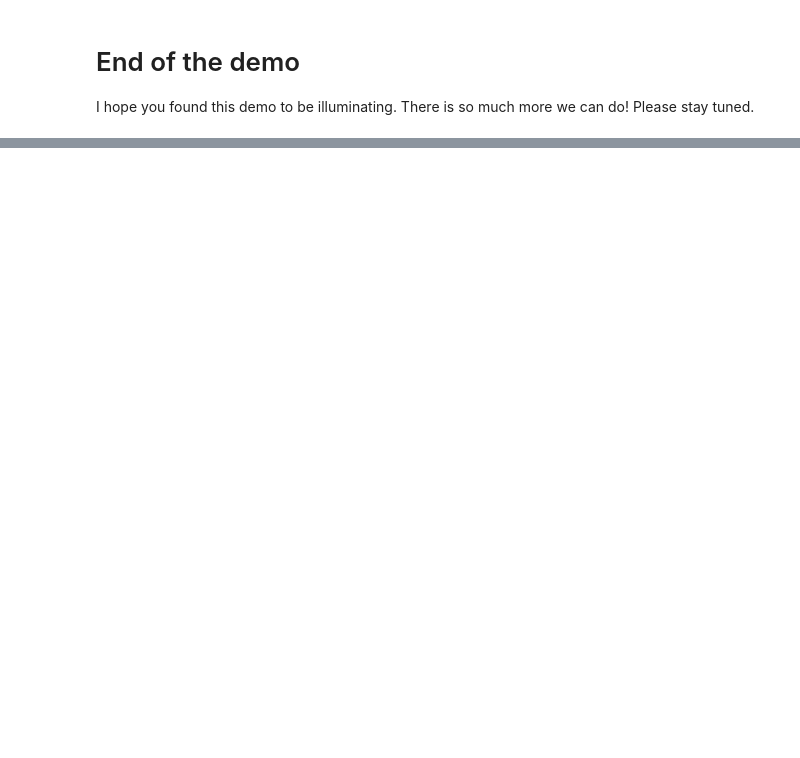
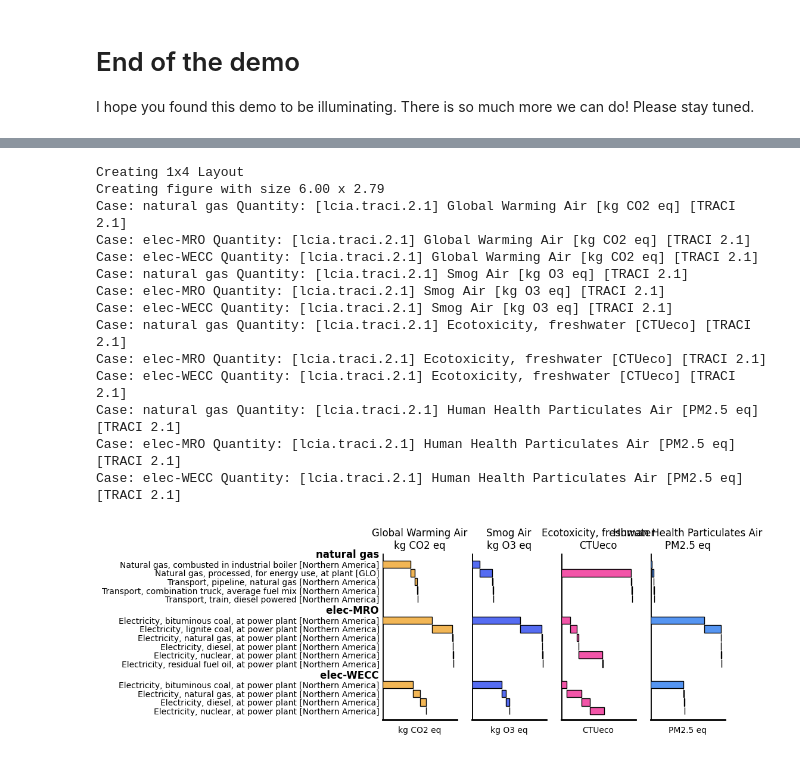
Before and after one commit to AntelopeLCA/user, a Jupyter notebook: demos/ISSST Hot Shower.ipynb, the cells around one changed output, grey strips where cells are left out. Cells and saved outputs as stored; diff of their text form; code cells hidden in the pictures; blank space fills up the shorter version.

```diff
--- a/demos/ISSST Hot Shower.ipynb
+++ b/demos/ISSST Hot Shower.ipynb
@@ -801,0 +1115,19 @@ shower.fragment_lcia(gwp, scenario=('electric', 'WECC')).show_components()
+# %%
+runner.set_descend(descend_all=True)
+w = WaterfallChart(*(runner.result(case, q) for case in runner.scenarios for q in runner.quantities), filename='none', data_free=True)
+# %% [output]
+Creating 1x4 Layout
+Creating figure with size 6.00 x 2.79
+Case: natural gas Quantity: [lcia.traci.2.1] Global Warming Air [kg CO2 eq] [TRACI 2.1]
+Case: elec-MRO Quantity: [lcia.traci.2.1] Global Warming Air [kg CO2 eq] [TRACI 2.1]
+Case: elec-WECC Quantity: [lcia.traci.2.1] Global Warming Air [kg CO2 eq] [TRACI 2.1]
+Case: natural gas Quantity: [lcia.traci.2.1] Smog Air [kg O3 eq] [TRACI 2.1]
+Case: elec-MRO Quantity: [lcia.traci.2.1] Smog Air [kg O3 eq] [TRACI 2.1]
+Case: elec-WECC Quantity: [lcia.traci.2.1] Smog Air [kg O3 eq] [TRACI 2.1]
+Case: natural gas Quantity: [lcia.traci.2.1] Ecotoxicity, freshwater [CTUeco] [TRACI 2.1]
+Case: elec-MRO Quantity: [lcia.traci.2.1] Ecotoxicity, freshwater [CTUeco] [TRACI 2.1]
+Case: elec-WECC Quantity: [lcia.traci.2.1] Ecotoxicity, freshwater [CTUeco] [TRACI 2.1]
+Case: natural gas Quantity: [lcia.traci.2.1] Human Health Particulates Air [PM2.5 eq] [TRACI 2.1]
+Case: elec-MRO Quantity: [lcia.traci.2.1] Human Health Particulates Air [PM2.5 eq] [TRACI 2.1]
+Case: elec-WECC Quantity: [lcia.traci.2.1] Human Health Particulates Air [PM2.5 eq] [TRACI 2.1]
+[figure, added]
```
Also changed, not shown: parts of 105 cells of this notebook.
